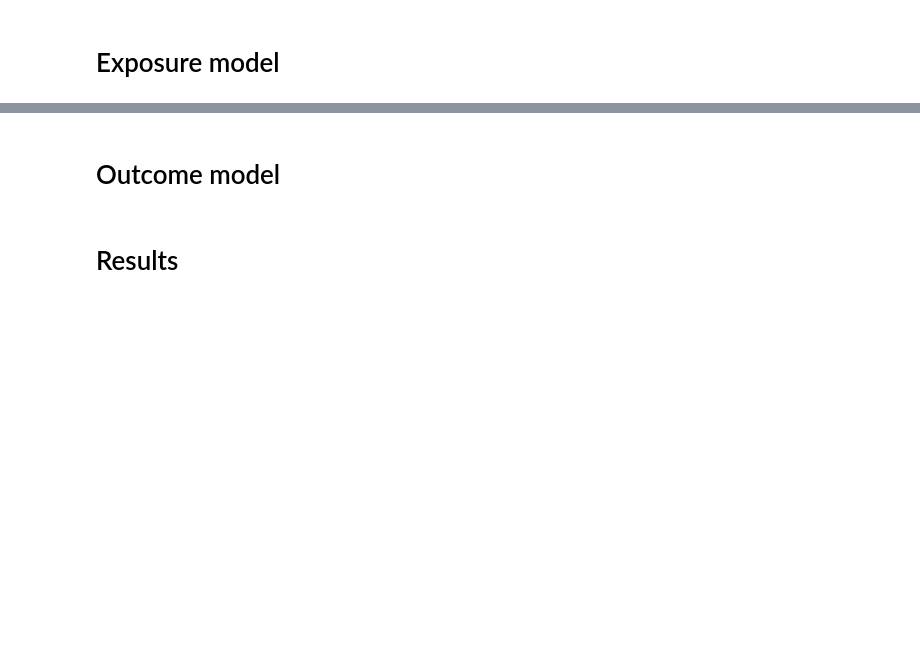
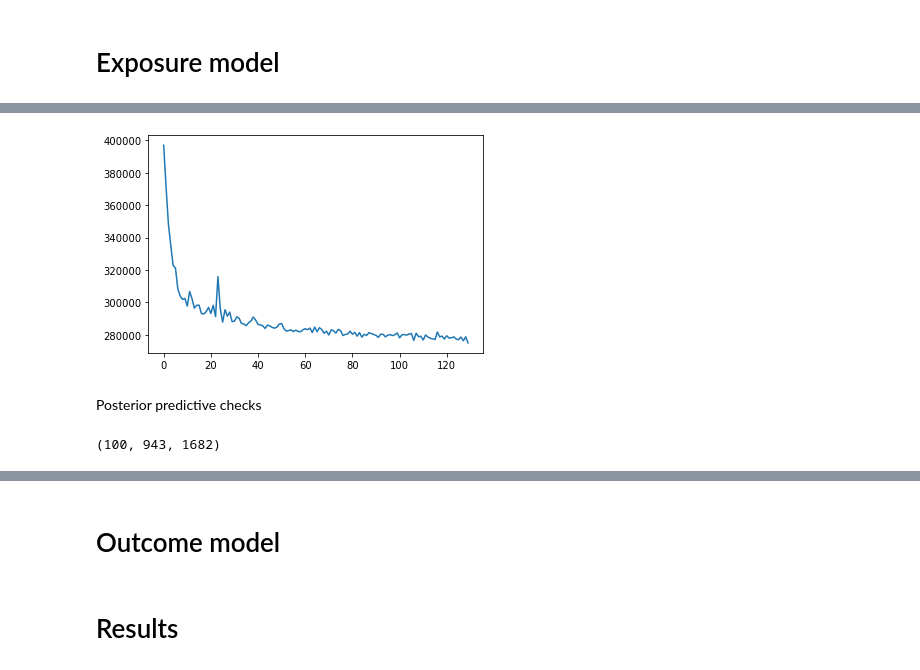
Before and after one commit to RaulPL/deconfounded_recommender, a Jupyter notebook: dec_recommender.ipynb, the cells around one changed output, grey strips where cells are left out. Cells and saved outputs as stored; diff of their text form; code cells hidden in the pictures; blank space fills up the shorter version.

```diff
--- a/dec_recommender.ipynb
+++ b/dec_recommender.ipynb
@@ -3,6 +3,7 @@ import numpy as np
 import pandas as pd
 import arviz as az
 import matplotlib.pyplot as plt
+from collections import Counter
 
 import jax
 import jax.numpy as jnp
@@ -15,9 +16,13 @@ from numpyro.distributions import constraints
 from numpyro.infer import SVI, Trace_ELBO, Predictive, NUTS, MCMC
 
 rng_np = np.random.default_rng(101)
+
+n_factors_exposure = 20
 n_factors_pmf = 10
-n_factors_exposure = 20
 K = 5
+
+numpyro.set_platform('cpu')
+numpyro.set_host_device_count(n=5)
 # %% [markdown]
 # MovieLens data
 # %%
@@ -64,6 +75,7 @@ df_dense_data = df_ratings.pivot_table(index='userId', columns='movieId', values
 assert all(df_dense_data.columns == all_movies)
 assert all(df_dense_data.index == all_users)
 
+n_users, n_items = all_users.shape[0], all_movies.shape[0]
 train, test = split_train_test(df_dense_data.values, 0.2, rng=rng_np)
 del df_dense_data
 print(train.shape, test.shape)
@@ -129,15 +183,20 @@ with numpyro.handlers.seed(rng_seed=10134):
 # %%
 # SVI
-n_iters = 15
-step_size = 0.01
+n_iters = 130
+step_size = 0.05
 optimizer = numpyro.optim.Adam(step_size=step_size)
-svi = SVI(pf_model, pf_guide, optimizer, loss=Trace_ELBO())
+svi = SVI(hpf_model, hpf_guide, optimizer, loss=Trace_ELBO(num_particles=1))
 
 init_state = svi.init(
-    random.PRNGKey(202),
+    random.PRNGKey(55),
     n_users, n_items, n_factors_exposure, exposure_train
 )
+
 state, losses = jax.lax.scan(
     lambda state, i: svi.update(state, n_users, n_items, n_factors_exposure, exposure_train),
     init_state, jnp.arange(n_iters)
 )
+print(f'final loss: {losses[-1]}')
+svi_params = svi.get_params(svi_state=state)
+plt.plot(losses);
+# %% [output]
@@ -143,0 +204 @@ state, losses = jax.lax.scan(
+[figure, added]
@@ -160,0 +215,16 @@ posterior_samples = mcmc.get_samples()
+# %% [markdown]
+Posterior predictive checks
+# %%
+post_predictive = Predictive(
+    hpf_model, guide=hpf_guide, params=svi_params, num_samples=100,
+    return_sites=['rates']
+)
+posterior = post_predictive(
+    random.PRNGKey(90),
+    n_users, n_items, n_factors_exposure, exposure_train
+)
+rates = posterior['rates']
+print(rates.shape)
+posterior_samples = rng_np.poisson(rates)
+# %% [output]
+(100, 943, 1682)
```
Also changed, not shown: parts of 17 cells of this notebook.
